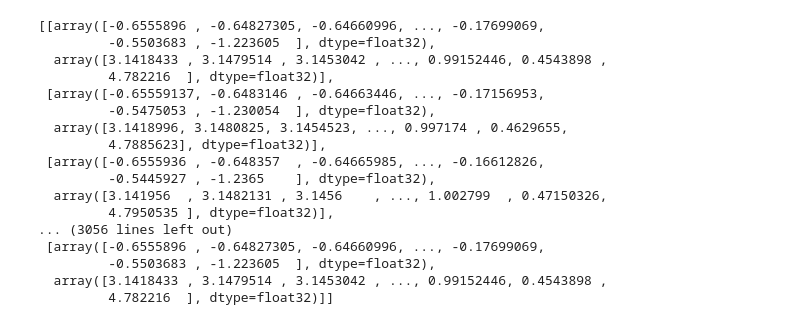
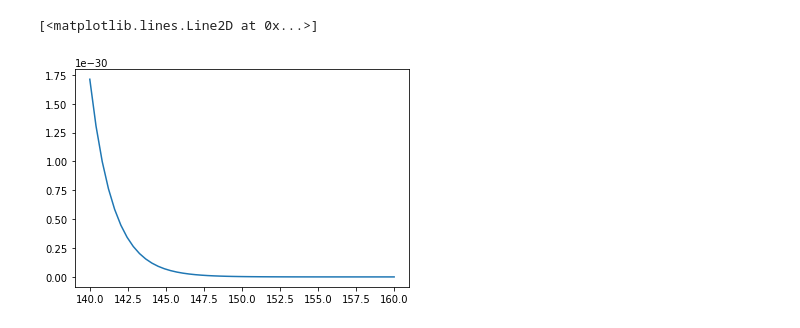
Before and after one commit to kgb0255/ULAB_21cm_cosmology, a Jupyter notebook: class.ipynb, the cells around one changed output. Cells and saved outputs as stored; diff of their text form; code cells hidden in the pictures.

Commit message:
k_alphas

```diff
--- a/class.ipynb
+++ b/class.ipynb
@@ -98,5 +114,4 @@ class Catalog():
 # %%
-data = Catalog(df)
-data.frame.head()
-data.flux(76, 100)
+data = Catalog(df, np.linspace(0,np.pi, 100))
+data.frame
 # %% [output]
@@ -121,21 +131,12 @@ array([ 5.28996706e-01, -3.27020250e-02,  4.63359177e-01,  2.68657088e+00,
-# %%
-all_time = np.linspace(0, 2*np.pi, 768)
-data.ALTAZ
-# %% [output]
-[[array([-0.6555896 , -0.64827305, -0.64660996, ..., -0.17699069,
-         -0.5503683 , -1.223605  ], dtype=float32),
-  array([3.1418433 , 3.1479514 , 3.1453042 , ..., 0.99152446, 0.4543898 ,
-         4.782216  ], dtype=float32)],
- [array([-0.65559137, -0.6483146 , -0.64663446, ..., -0.17156953,
-         -0.5475053 , -1.230054  ], dtype=float32),
-  array([3.1418996, 3.1480825, 3.1454523, ..., 0.997174 , 0.4629655,
-         4.7885623], dtype=float32)],
- [array([-0.6555936 , -0.648357  , -0.64665985, ..., -0.16612826,
-         -0.5445927 , -1.2365    ], dtype=float32),
-  array([3.141956  , 3.1482131 , 3.1456    , ..., 1.002799  , 0.47150326,
-         4.7950535 ], dtype=float32)],
-... (3056 lines left out)
- [array([-0.6555896 , -0.64827305, -0.64660996, ..., -0.17699069,
-         -0.5503683 , -1.223605  ], dtype=float32),
-  array([3.1418433 , 3.1479514 , 3.1453042 , ..., 0.99152446, 0.4543898 ,
-         4.782216  ], dtype=float32)]]
+# %%
+def test_flux(freq, k, alpha):
+    return k*freq**alpha
+# %%
+k_alphas = data.kAlpha()
+freq = np.linspace(140, 160, 50)
+test = test_flux(freq, k_alphas[0][0], k_alphas[0][1])
+plt.figure()
+plt.plot(freq, test)
+# %% [output]
+[<matplotlib.lines.Line2D at 0x...>]
+[figure, added]
```
Also changed, not shown: parts of 6 cells of this notebook.
